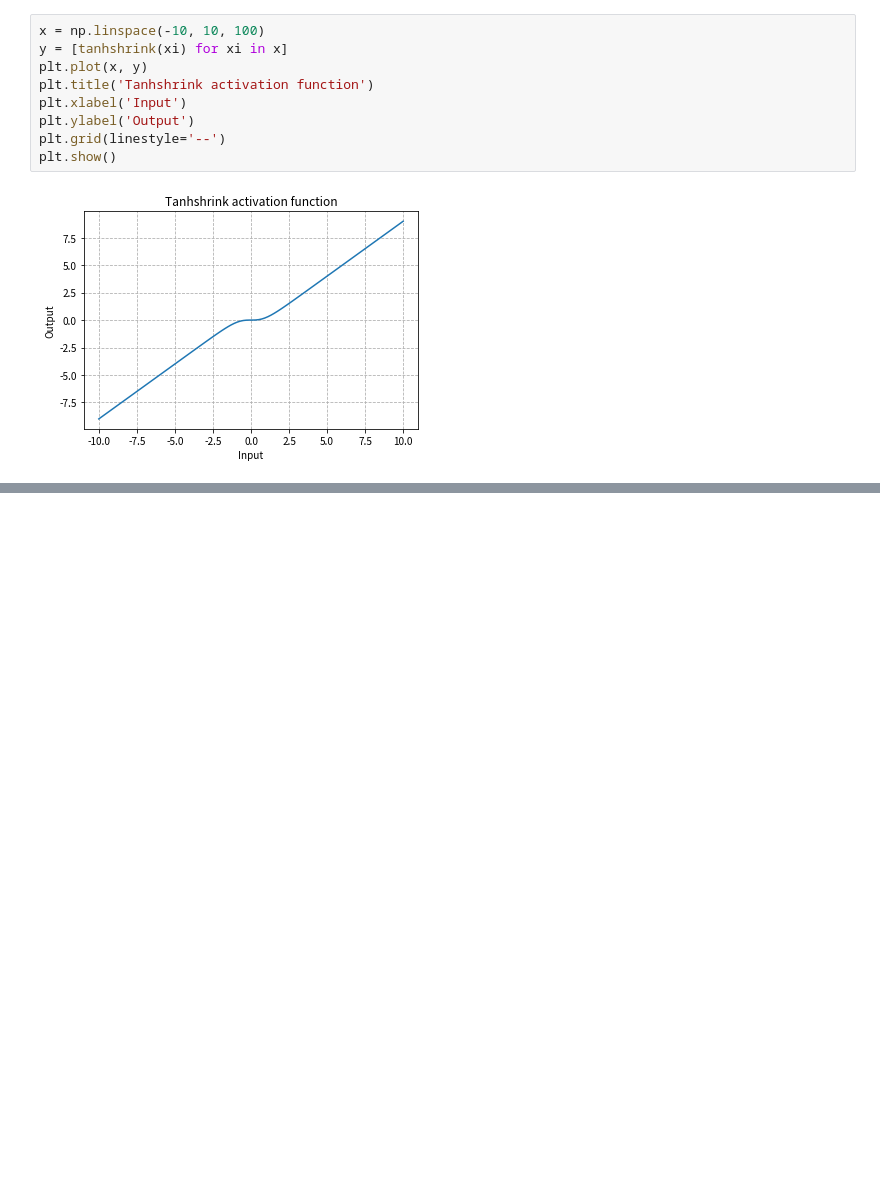
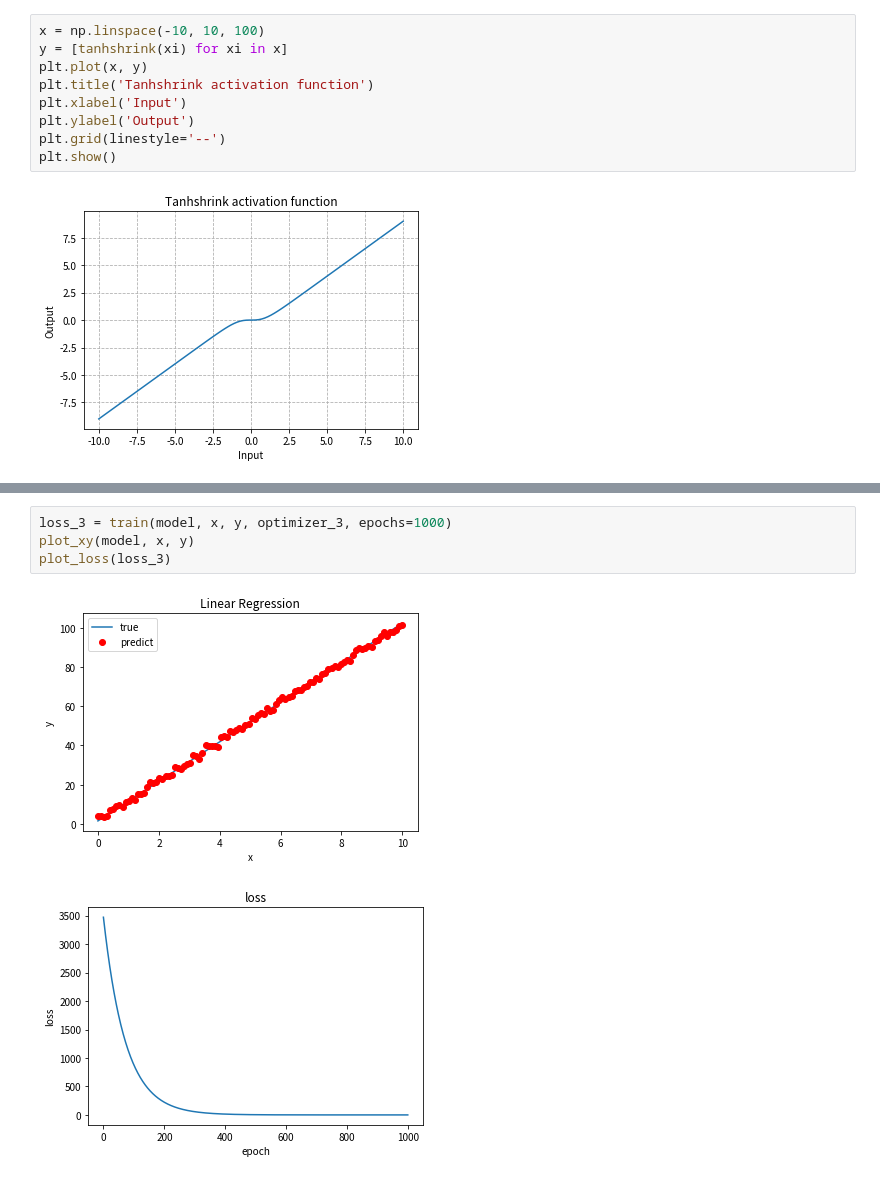
Before and after one commit to minlik/coggle, a Jupyter notebook: pytorch_and_cv.ipynb, the cells around one changed output, grey strips where cells are left out. Drawn from its saved outputs; the diff is of its cells as text; blank space fills up the shorter version.

```diff
--- a/pytorch_and_cv.ipynb
+++ b/pytorch_and_cv.ipynb
@@ -250,0 +355,7 @@ plt.show()
+# %%
+loss_3 = train(model, x, y, optimizer_3, epochs=1000)
+plot_xy(model, x, y)
+plot_loss(loss_3)
+# %% [output]
+[figure, added]
+[figure, added]
```
Also changed, not shown: parts of 14 cells of this notebook, 2 other files.
